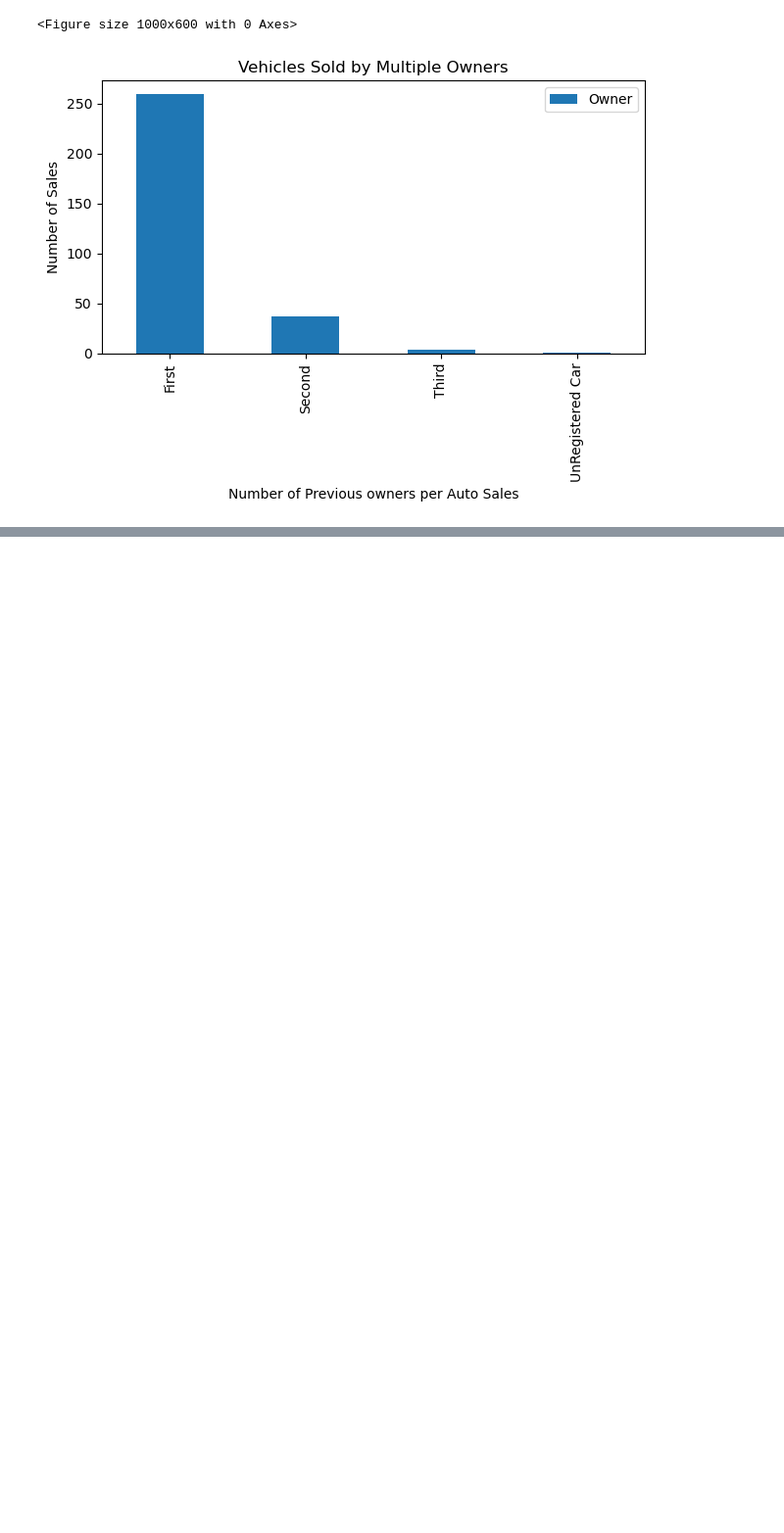
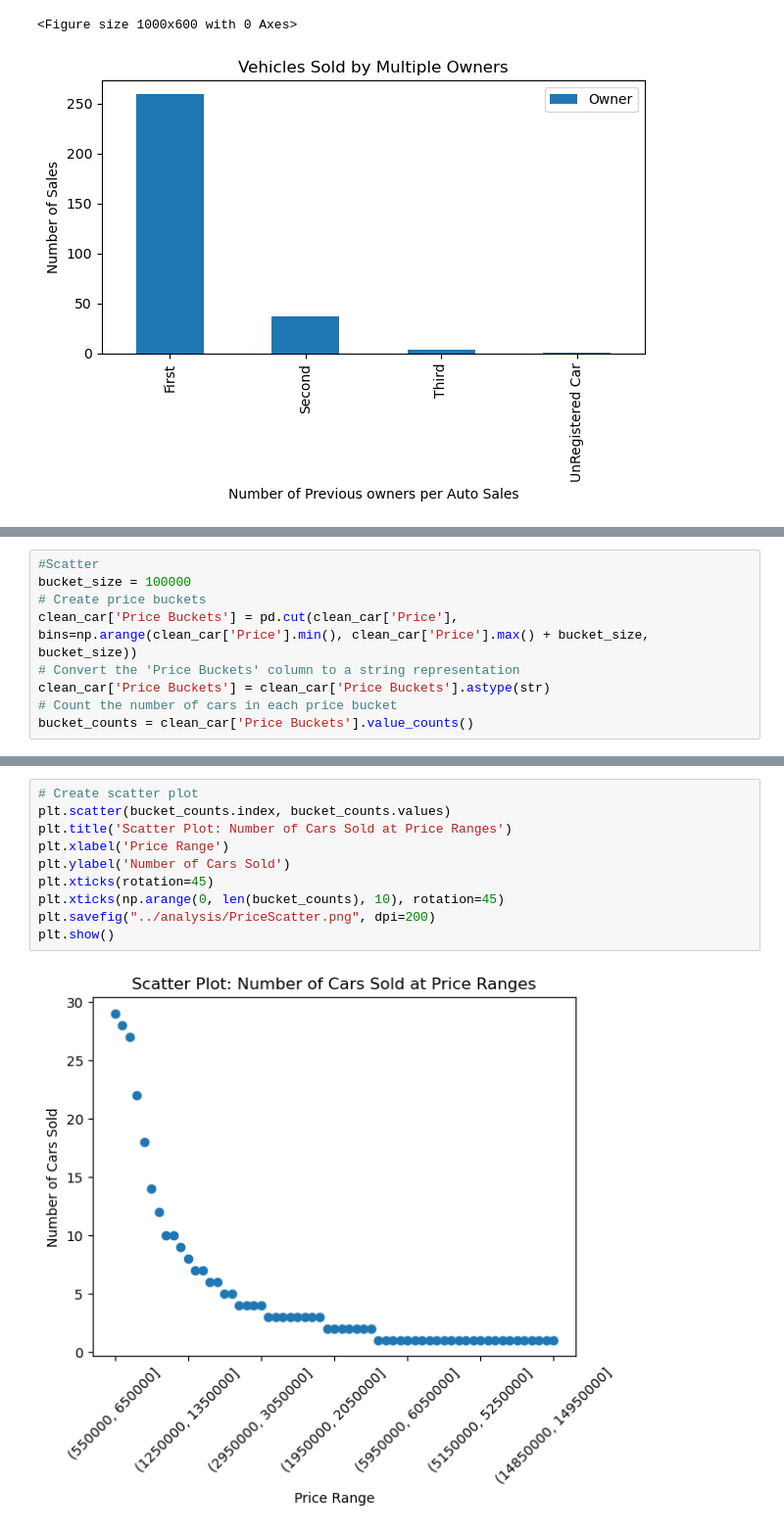
Before and after one commit to cassiegraf/project1, a Jupyter notebook: analysis/analysis.ipynb, the cells around one changed output, grey strips where cells are left out. Shown at 98% size. Saved outputs shown, nothing was run; the diff lists cells and outputs as text; blank space fills up the shorter version.

```diff
--- a/analysis/analysis.ipynb
+++ b/analysis/analysis.ipynb
@@ -271,0 +316,9 @@ plt.savefig("../analysis/Owner.png", dpi=150)
+# %%
+#Scatter
+bucket_size = 100000
+# Create price buckets
+clean_car['Price Buckets'] = pd.cut(clean_car['Price'], bins=np.arange(clean_car['Price'].min(), clean_car['Price'].max() + bucket_size, bucket_size))
+# Convert the 'Price Buckets' column to a string representation
+clean_car['Price Buckets'] = clean_car['Price Buckets'].astype(str)
+# Count the number of cars in each price bucket
+bucket_counts = clean_car['Price Buckets'].value_counts()
@@ -271,0 +336,12 @@ plt.savefig("../analysis/Owner.png", dpi=150)
+# %%
+# Create scatter plot
+plt.scatter(bucket_counts.index, bucket_counts.values)
+plt.title('Scatter Plot: Number of Cars Sold at Price Ranges')
+plt.xlabel('Price Range')
+plt.ylabel('Number of Cars Sold')
+plt.xticks(rotation=45)
+plt.xticks(np.arange(0, len(bucket_counts), 10), rotation=45)
+plt.savefig("../analysis/PriceScatter.png", dpi=200)
+plt.show()
+# %% [output]
+[figure, added]
```
Also changed, not shown: parts of 10 cells of this notebook, 2 other files.
